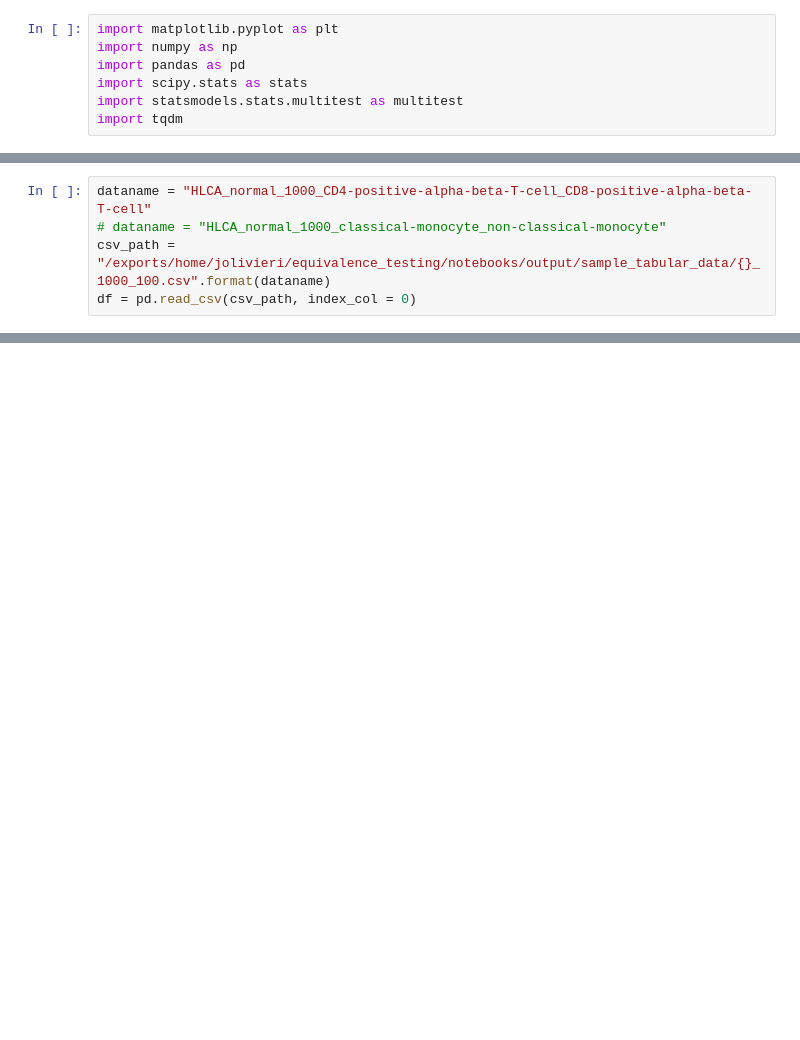
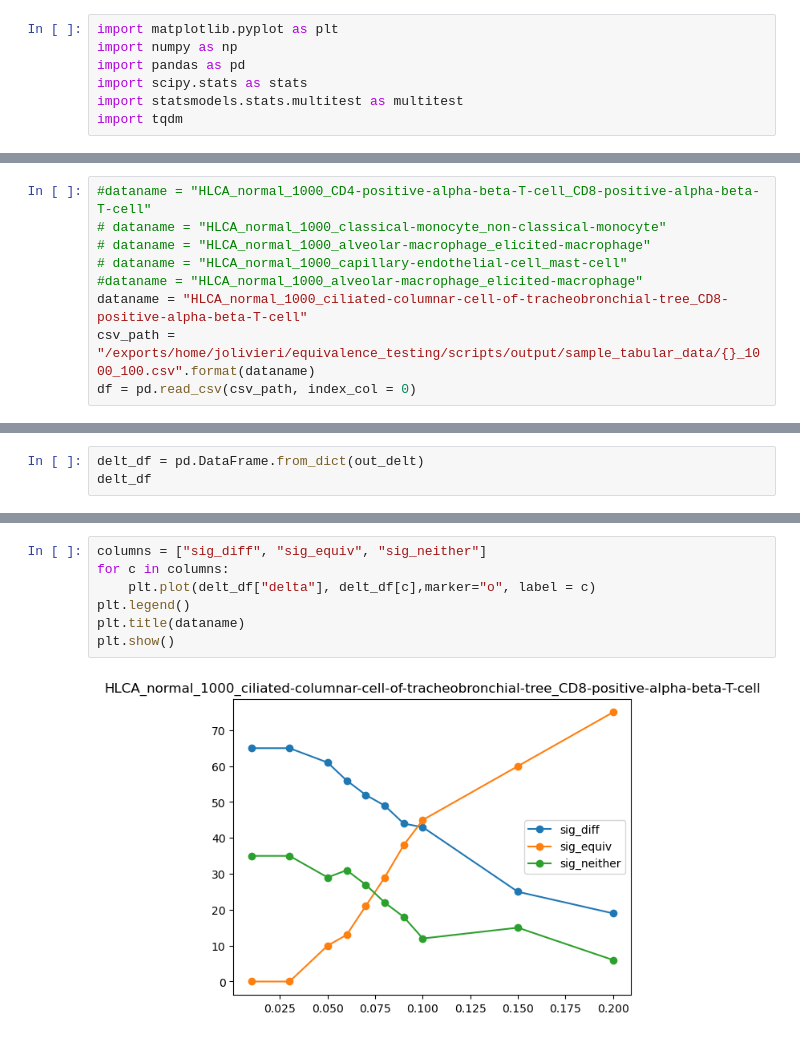
Before and after one commit to juliaolivieri/equivalence_testing, a Jupyter notebook: notebooks/perform_test_tabular_data.ipynb, the cells around one changed output, grey strips where cells are left out. Drawn from its saved outputs; the diff is of its cells as text; blank space fills up the shorter version.

Commit message:
simulation notebook

```diff
--- a/notebooks/perform_test_tabular_data.ipynb
+++ b/notebooks/perform_test_tabular_data.ipynb
@@ -46,8 +48,12 @@ def plot_groups(group1_vals, group2_vals):
     plt.title("difference in means: {:.3f}".format(mean1 - mean2))
     plt.show()
 # %%
-dataname = "HLCA_normal_1000_CD4-positive-alpha-beta-T-cell_CD8-positive-alpha-beta-T-cell"
+#dataname = "HLCA_normal_1000_CD4-positive-alpha-beta-T-cell_CD8-positive-alpha-beta-T-cell"
 # dataname = "HLCA_normal_1000_classical-monocyte_non-classical-monocyte"
-csv_path = "/exports/home/jolivieri/equivalence_testing/notebooks/output/sample_tabular_data/{}_1000_100.csv".format(dataname)
+# dataname = "HLCA_normal_1000_alveolar-macrophage_elicited-macrophage"
+# dataname = "HLCA_normal_1000_capillary-endothelial-cell_mast-cell"
+#dataname = "HLCA_normal_1000_alveolar-macrophage_elicited-macrophage"
+dataname = "HLCA_normal_1000_ciliated-columnar-cell-of-tracheobronchial-tree_CD8-positive-alpha-beta-T-cell"
+csv_path = "/exports/home/jolivieri/equivalence_testing/scripts/output/sample_tabular_data/{}_1000_100.csv".format(dataname)
 df = pd.read_csv(csv_path, index_col = 0)
 # %%
@@ -124,0 +124,3 @@ equiv pvalue: 0.1001428220589537
+# %%
+delt_df = pd.DataFrame.from_dict(out_delt)
+delt_df
@@ -124,0 +139,9 @@ equiv pvalue: 0.1001428220589537
+# %%
+columns = ["sig_diff", "sig_equiv", "sig_neither"]
+for c in columns:
+    plt.plot(delt_df["delta"], delt_df[c],marker="o", label = c)
+plt.legend()
+plt.title(dataname)
+plt.show()
+# %% [output]
+[figure, added]
```
Also changed, not shown: parts of 13 cells of this notebook, 15 other files.
